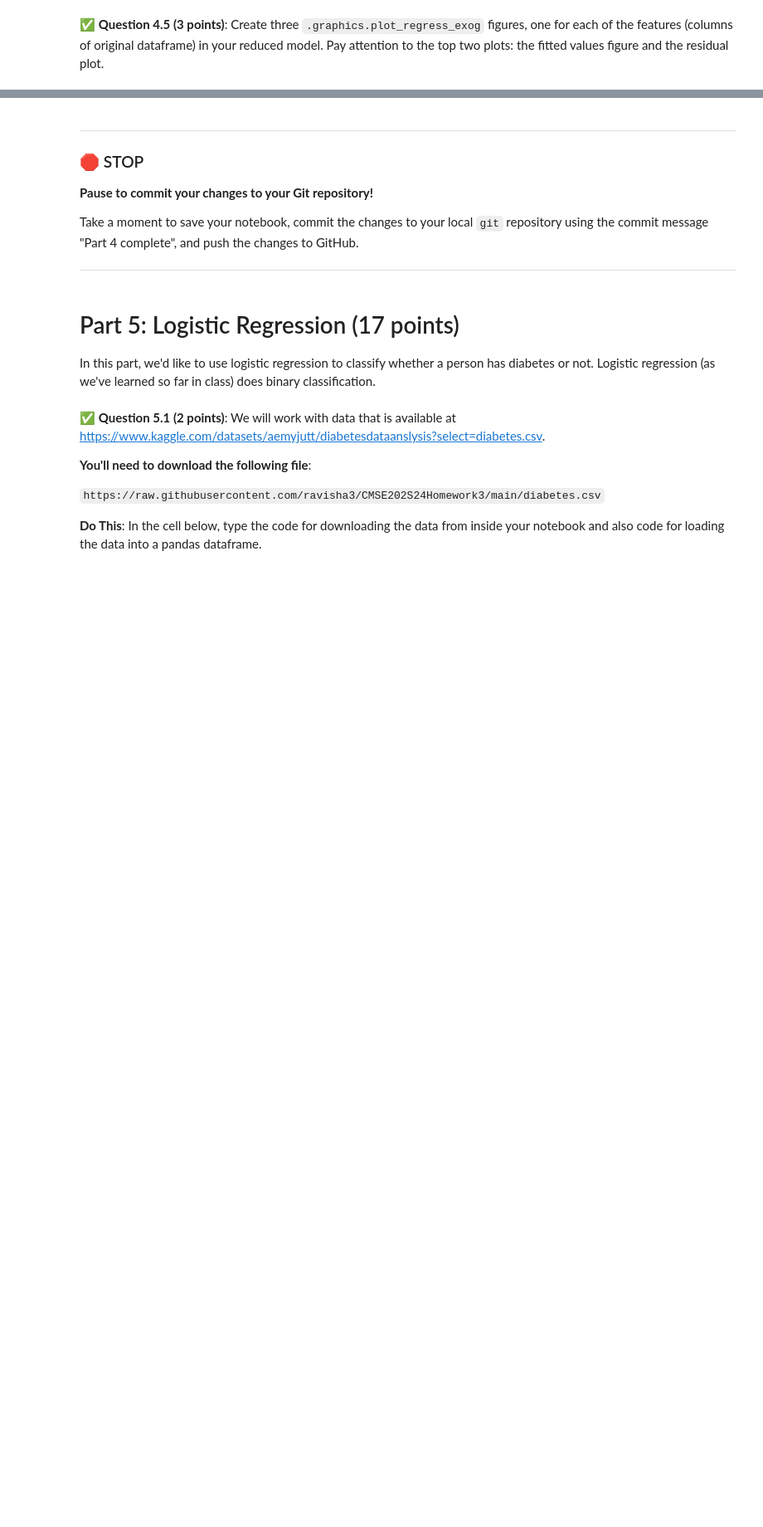
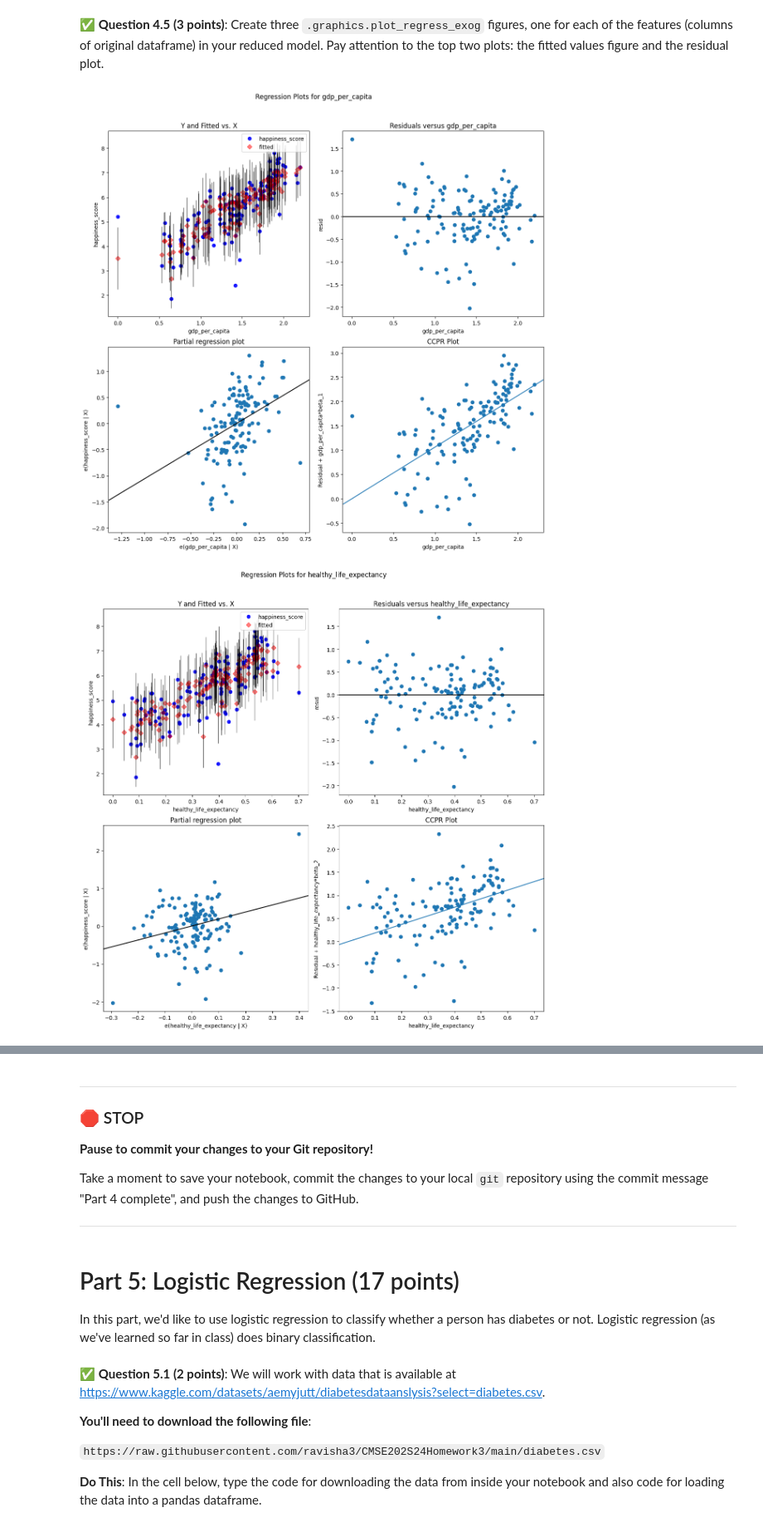
Before and after one commit to Brendanhhh/cmse202-s24-turnin, a Jupyter notebook: HW-03/HW-03_Regression-S24-STUDENT.ipynb, the cells around one changed output, grey strips where cells are left out. Shown at 83% size. Saved outputs shown, nothing was run; the diff lists cells and outputs as text; code cells hidden in the pictures; blank space fills up the shorter version.

```diff
--- a/HW-03/HW-03_Regression-S24-STUDENT.ipynb
+++ b/HW-03/HW-03_Regression-S24-STUDENT.ipynb
@@ -275,0 +287,15 @@ ValueError: x and y must be the same size
+# %%
+df2022f = df2022[df2022['region'] == 'Western Europe']
+df2023f = df2023[df2023['region'] == 'Western Europe']
+x2022_we = sm.add_constant(df2022f['healthy_life_expectancy'])
+y2022_we = df2022f['happiness_score']
+model_2022_we = sm.OLS(y2022_we, x2022_we).fit()
+x2023_we = sm.add_constant(df2023f['healthy_life_expectancy'])
+y2023_we = df2023f['happiness_score']
+model_2023_we = sm.OLS(y2023_we, x2023_we).fit()
+
+model_2022_we = model_2022_we.summary()
+model_2023_we = model_2023_we.summary()
+
+display(model_2022_we)
+display(model_2023_we)
@@ -291,0 +357,12 @@ In this part, we'll use multiple features to do predictions.
+# %%
+# Put your code here
+x2022 = df2022[['gdp_per_capita', 'healthy_life_expectancy', 'freedom_to_make_life_choices', 'generosity']]
+x2022_multi = sm.add_constant(x2022)
+y2022_multi = df2022['happiness_score']
+model_2022_multi = sm.OLS(y2022_multi, x2022_multi).fit()
+x_vars_2023 = df2023[['gdp_per_capita', 'healthy_life_expectancy', 'freedom_to_make_life_choices', 'generosity']]
+x_2023_multi = sm.add_constant(x_vars_2023)
+y_2023_multi = df2023['happiness_score']
+model_2023_multi = sm.OLS(y_2023_multi, x_2023_multi).fit()
+display(model_2022_multi.summary())
+display(model_2023_multi.summary())
@@ -303,0 +429,7 @@ In this part, we'll use multiple features to do predictions.
+# %%
+# Put your code here
+x_vars_2023 = df2023[['gdp_per_capita', 'healthy_life_expectancy', 'freedom_to_make_life_choices']]
+x2023Significant = sm.add_constant(x_vars_2023)
+y2023 = df2023['happiness_score']
+model2023_significant = sm.OLS(y2023, x2023Significant).fit()
+display(model2023_significant.summary())
@@ -311,0 +464,12 @@ In this part, we'll use multiple features to do predictions.
+# %%
+# Put your code here.
+fig_gdp = plt.figure(figsize=(12, 12))
+fig_gdp = sm.graphics.plot_regress_exog(model2023_significant, 'gdp_per_capita', fig=fig_gdp)
+fig_hle = plt.figure(figsize=(12, 12))
+fig_hle = sm.graphics.plot_regress_exog(model2023_significant, 'healthy_life_expectancy', fig=fig_hle)
+fig_freedom = plt.figure(figsize=(12, 12))
+fig_freedom = sm.graphics.plot_regress_exog(model2023_significant, 'freedom_to_make_life_choices', fig=fig_freedom)
+plt.show()
+# %% [output]
+[figure, added]
+[figure, added]
```
Also changed, not shown: parts of 17 cells of this notebook, 1 other file.
